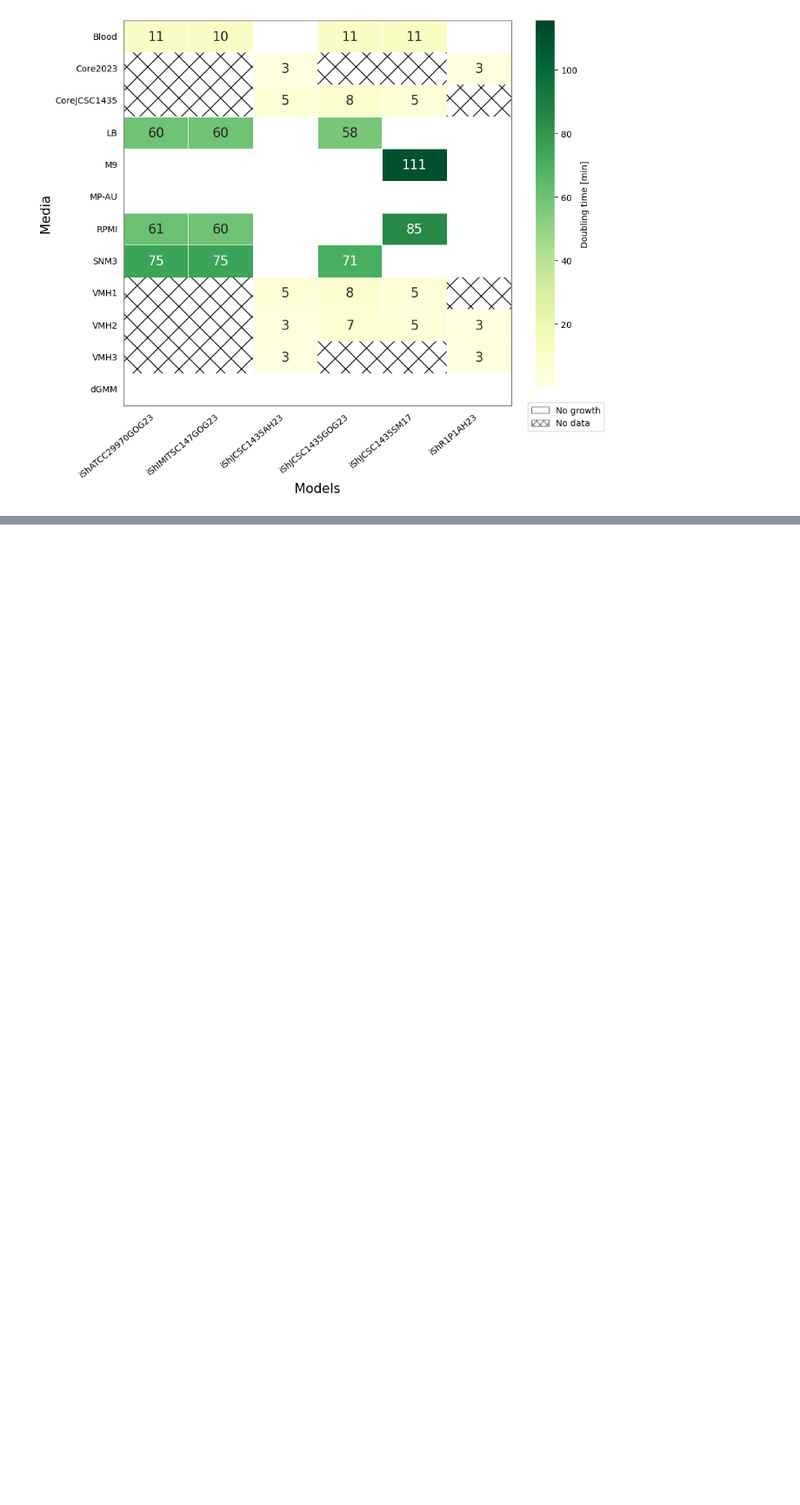
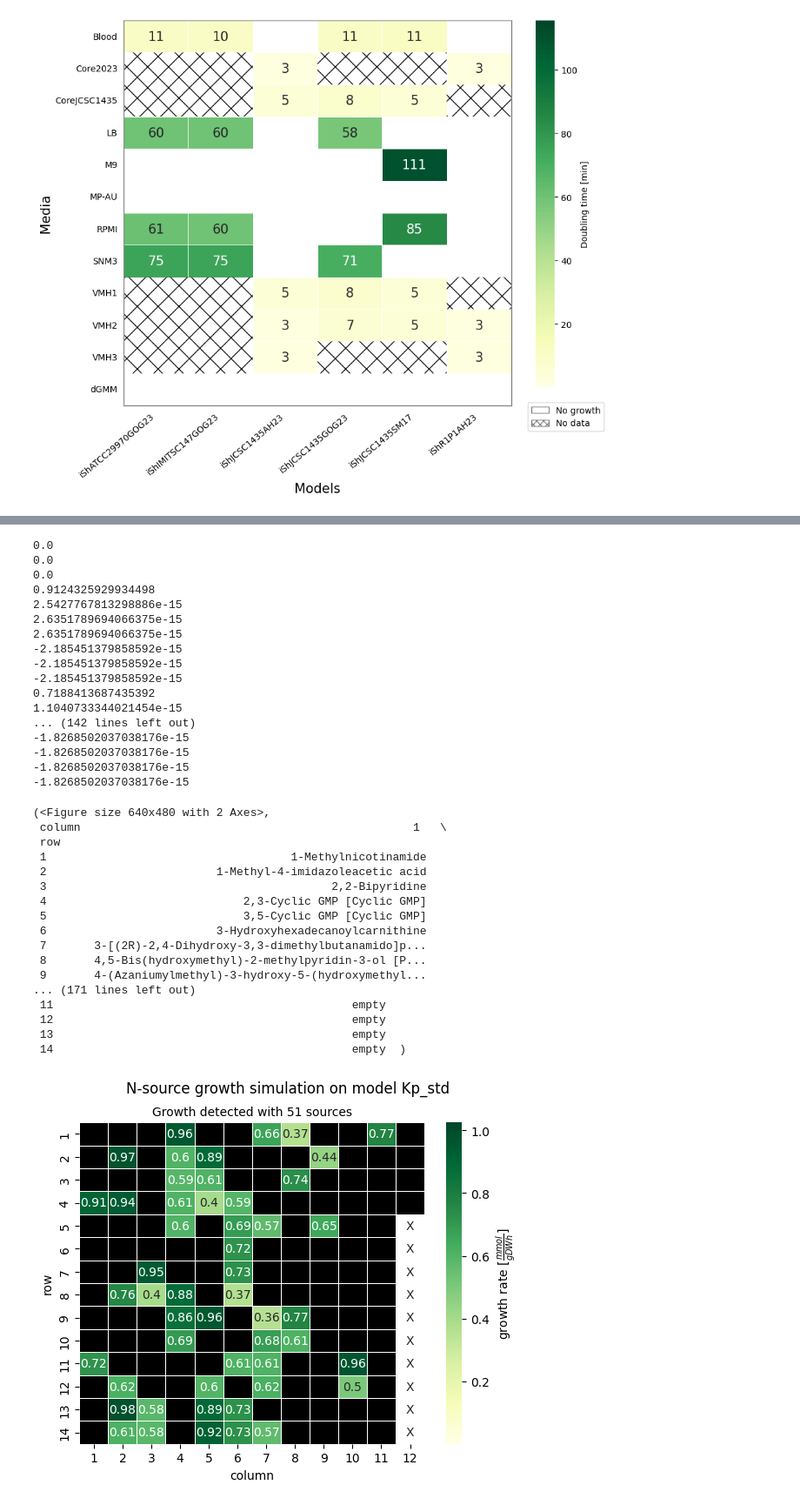
Before and after one commit to draeger-lab/refinegems, a Jupyter notebook: dev/CB_under_construction.ipynb, the cells around one changed output, grey strips where cells are left out. Shown at 87% size. Cells and saved outputs as stored; diff of their text form; code cells hidden in the pictures; blank space fills up the shorter version.

```diff
--- a/dev/CB_under_construction.ipynb
+++ b/dev/CB_under_construction.ipynb
@@ -76,0 +99,46 @@ AttributeError: partially initialized module 'refinegems' has no attribute 'clas
+# %%
+from refinegems.analysis.growth import test_growth_with_source
+from refinegems.utility.io import load_model
+from refinegems.classes.medium import load_medium_from_db
+
+# m9 = load_medium_from_db('LB')
+model_path = '/Users/brune/Documents/11_Test_Data/test_SPECIMEN/thesis/Kp_std/03_refinement/step4-smoothing/Kp_std_smooth.xml'
+mod2 = load_model(model_path,'cobra')
+rest = test_growth_with_source(mod2,'N')
+rest.visualise()
+# %% [output]
+0.0
+0.0
+0.0
+0.9124325929934498
+2.5427767813298886e-15
+2.6351789694066375e-15
+2.6351789694066375e-15
+-2.185451379858592e-15
+-2.185451379858592e-15
+-2.185451379858592e-15
+0.7188413687435392
+1.1040733344021454e-15
+... (142 lines left out)
+-1.8268502037038176e-15
+-1.8268502037038176e-15
+-1.8268502037038176e-15
+-1.8268502037038176e-15
+(<Figure size 640x480 with 2 Axes>,
+ column                                                 1   \
+ row
+ 1                                    1-Methylnicotinamide
+ 2                         1-Methyl-4-imidazoleacetic acid
+ 3                                          2,2-Bipyridine
+ 4                             2,3-Cyclic GMP [Cyclic GMP]
+ 5                             3,5-Cyclic GMP [Cyclic GMP]
+ 6                         3-Hydroxyhexadecanoylcarnithine
+ 7       3-[(2R)-2,4-Dihydroxy-3,3-dimethylbutanamido]p...
+ 8       4,5-Bis(hydroxymethyl)-2-methylpyridin-3-ol [P...
+ 9       4-(Azaniumylmethyl)-3-hydroxy-5-(hydroxymethyl...
+... (171 lines left out)
+ 11                                            empty
+ 12                                            empty
+ 13                                            empty
+ 14                                            empty  )
+[figure, added]
```
Also changed, not shown: parts of 2 cells of this notebook, 4 other files.
